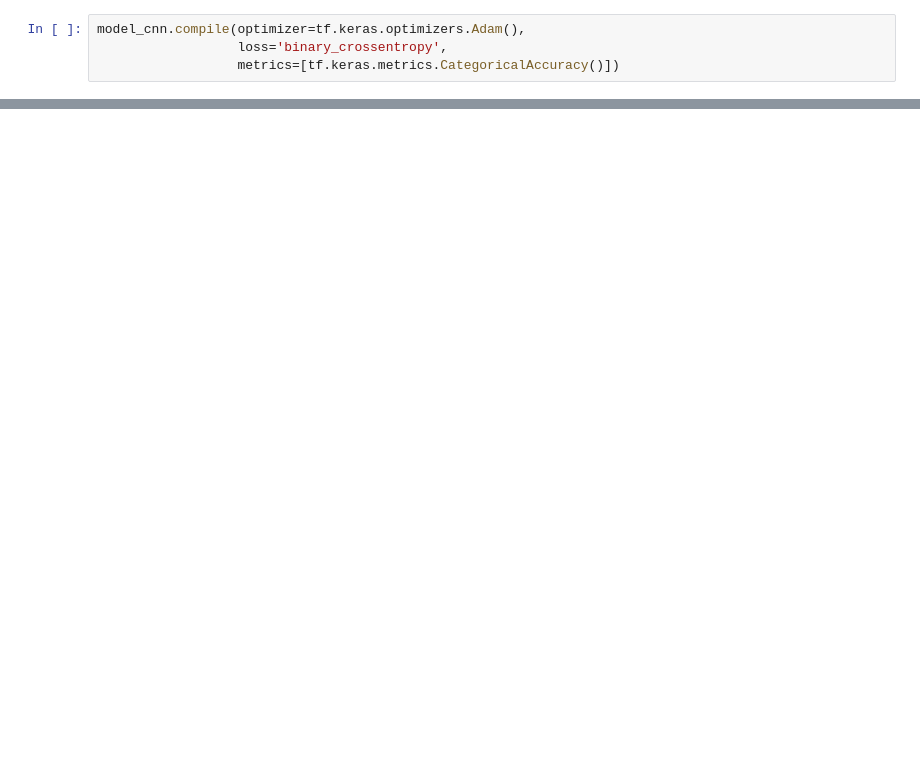
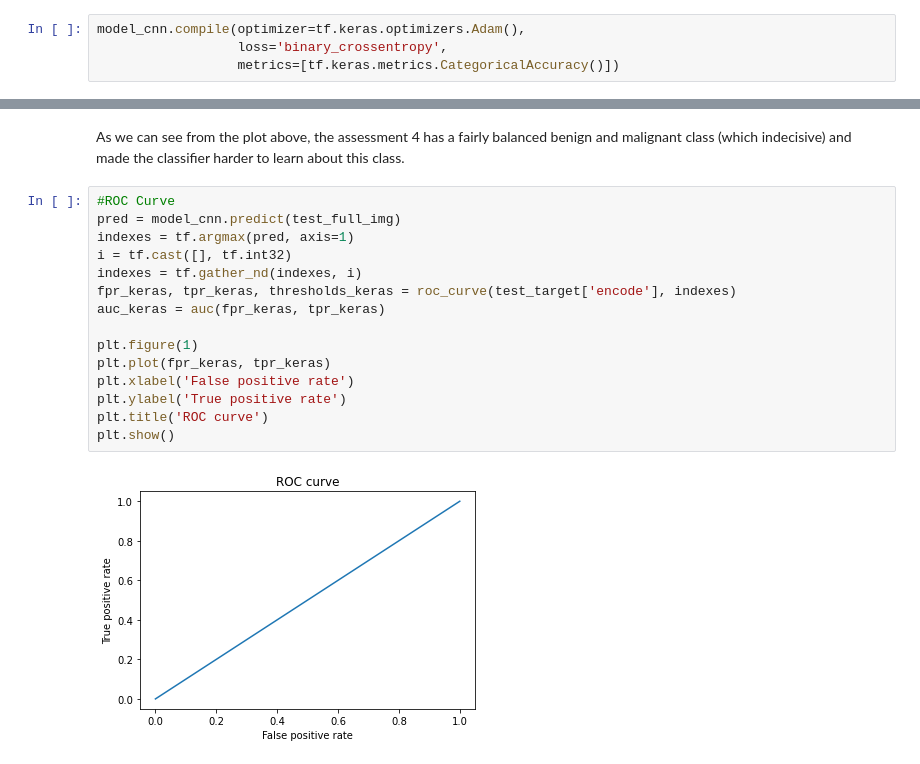
Before and after one commit to dishk7395/IFN646_Project_Biomedical, a Jupyter notebook: IFN 646-Project.ipynb, the cells around one changed output, grey strips where cells are left out. Drawn from its saved outputs; the diff is of its cells as text; blank space fills up the shorter version.

```diff
--- a/IFN 646-Project.ipynb
+++ b/IFN 646-Project.ipynb
@@ -269,0 +327,19 @@ eval_models(model_cnn, test_full_img, test_pathology, history)
+# %% [markdown]
+As we can see from the plot above, the assessment 4 has a fairly balanced benign and malignant class (which indecisive) and made the classifier harder to learn about this class.
+# %%
+#ROC Curve
+pred = model_cnn.predict(test_full_img)
+indexes = tf.argmax(pred, axis=1)
+i = tf.cast([], tf.int32)
+indexes = tf.gather_nd(indexes, i)
+fpr_keras, tpr_keras, thresholds_keras = roc_curve(test_target['encode'], indexes)
+auc_keras = auc(fpr_keras, tpr_keras)
+
+plt.figure(1)
+plt.plot(fpr_keras, tpr_keras)
+plt.xlabel('False positive rate')
+plt.ylabel('True positive rate')
+plt.title('ROC curve')
+plt.show()
+# %% [output]
+[figure, added]
```
Also changed, not shown: parts of 11 cells of this notebook.
